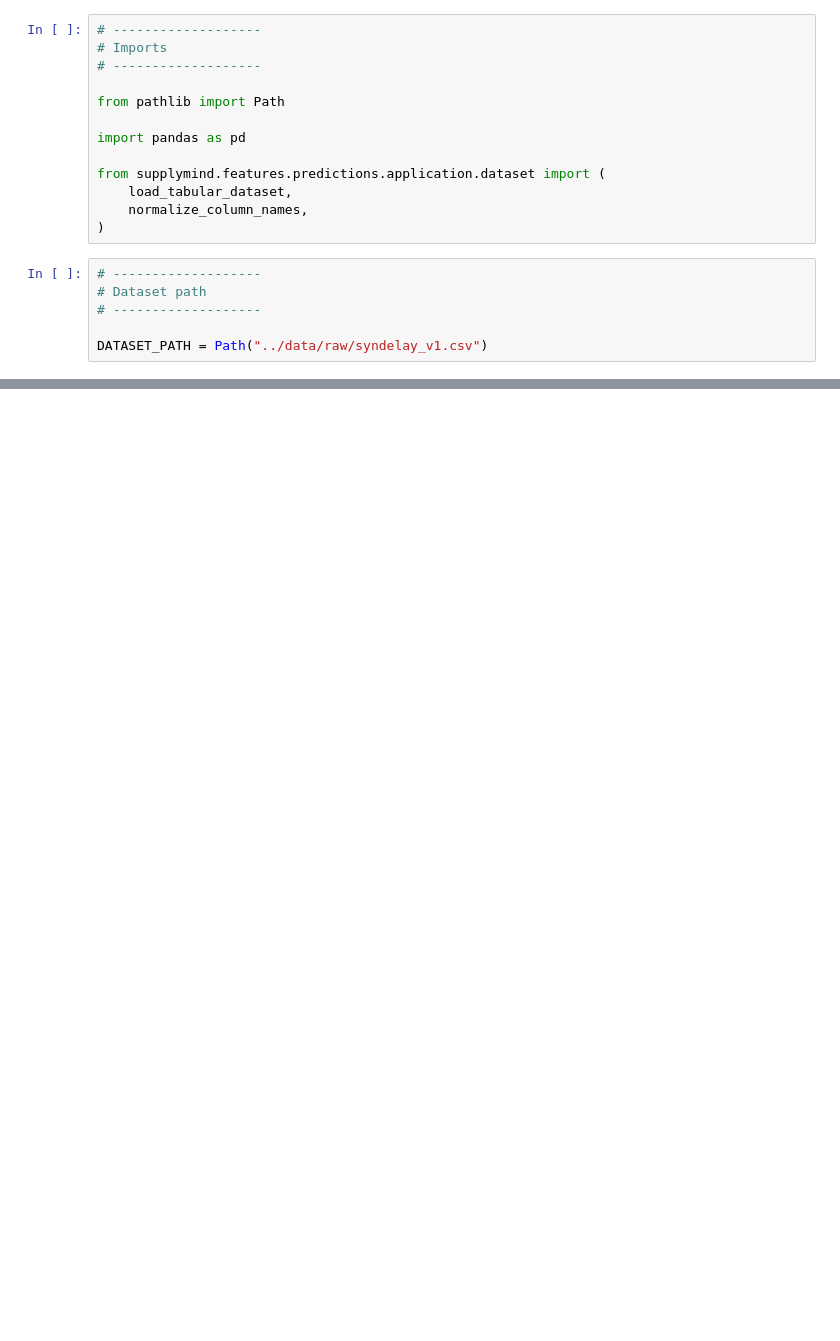
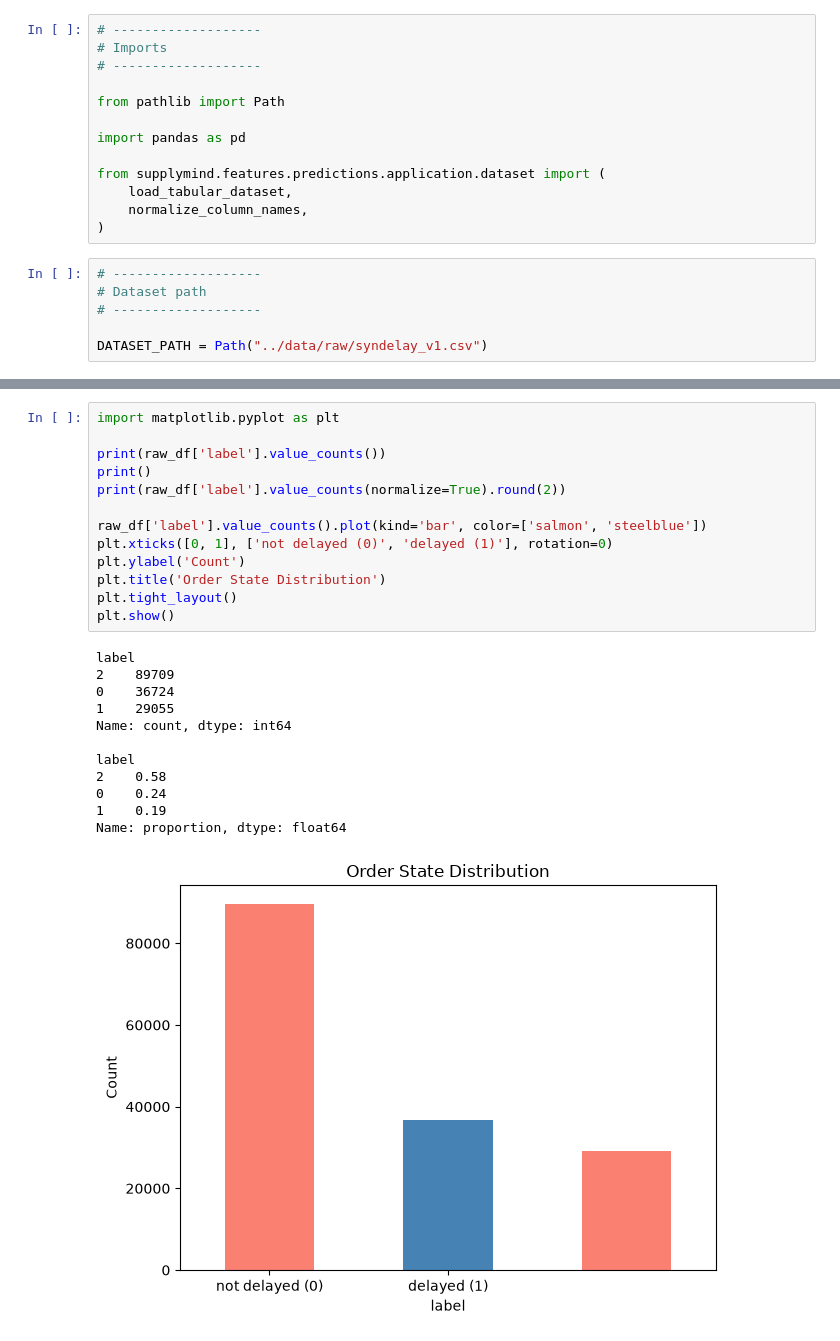
Before and after one commit to SupplyMind-AI/supplymind-ai, a Jupyter notebook: notebooks/01_dataset_understanding.ipynb, the cells around one changed output, grey strips where cells are left out. Cells and saved outputs as stored; diff of their text form; blank space fills up the shorter version.

```diff
--- a/notebooks/01_dataset_understanding.ipynb
+++ b/notebooks/01_dataset_understanding.ipynb
@@ -59,3 +121,29 @@ column_profile
+# %%
+import matplotlib.pyplot as plt
+
+print(raw_df['label'].value_counts())
+print()
+print(raw_df['label'].value_counts(normalize=True).round(2))
+
+raw_df['label'].value_counts().plot(kind='bar', color=['salmon', 'steelblue'])
+plt.xticks([0, 1], ['not delayed (0)', 'delayed (1)'], rotation=0)
+plt.ylabel('Count')
+plt.title('Order State Distribution')
+plt.tight_layout()
+plt.show()
+# %% [output]
+label
+2    89709
+0    36724
+1    29055
+Name: count, dtype: int64
+
+label
+2    0.58
+0    0.24
+1    0.19
+Name: proportion, dtype: float64
+[figure, added]
 # %%
 # -------------------
 # Duplicate inspection
```
Also changed, not shown: parts of 24 cells of this notebook, 17 other files.
